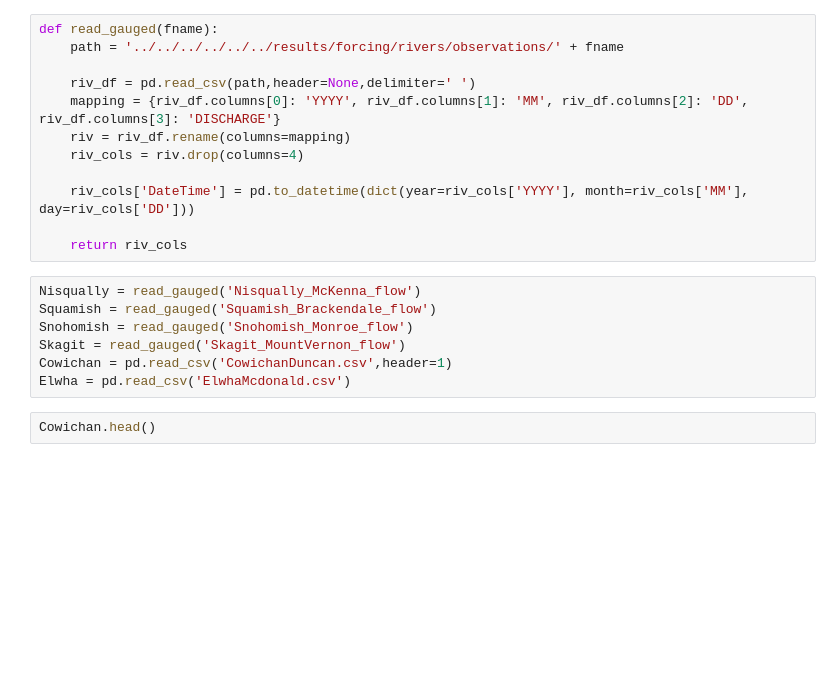
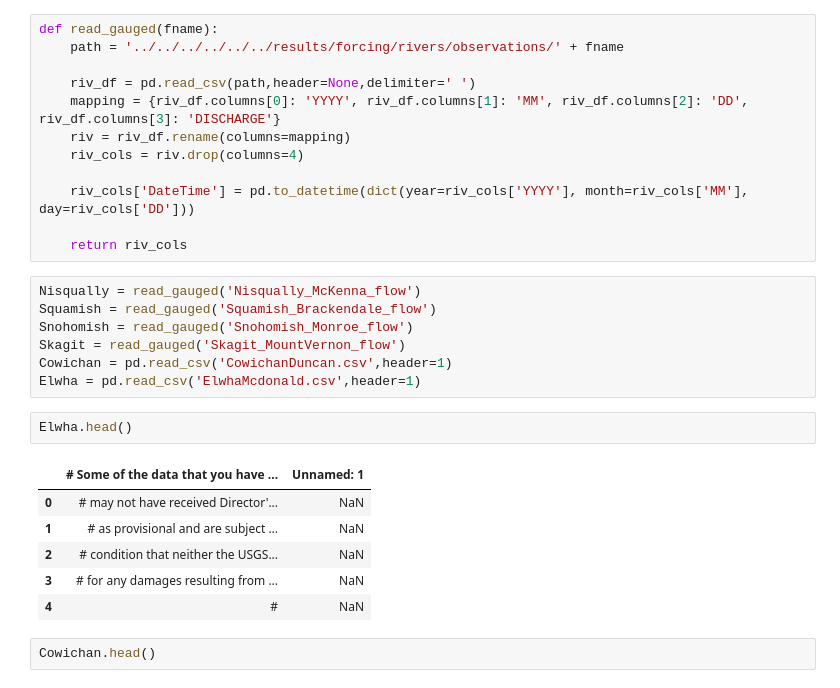
Before and after one commit to SalishSeaCast/analysis-cassidy, a Jupyter notebook: notebooks/compare_daily_river/compare_river_flows.ipynb, the cells around one changed output. Drawn from its saved outputs; the diff is of its cells as text; blank space fills up the shorter version.

```diff
--- a/notebooks/compare_daily_river/compare_river_flows.ipynb
+++ b/notebooks/compare_daily_river/compare_river_flows.ipynb
@@ -31,7 +31,16 @@ Squamish = read_gauged('Squamish_Brackendale_flow')
 Snohomish = read_gauged('Snohomish_Monroe_flow')
 Skagit = read_gauged('Skagit_MountVernon_flow')
 Cowichan = pd.read_csv('CowichanDuncan.csv',header=1)
-Elwha = pd.read_csv('ElwhaMcdonald.csv')
+Elwha = pd.read_csv('ElwhaMcdonald.csv',header=1)
+# %%
+Elwha.head()
+# %% [output]
+|  | # Some of the data that you have ... | Unnamed: 1 |
+| 0 | # may not have received Director'... | NaN |
+| 1 | # as provisional and are subject ... | NaN |
+| 2 | # condition that neither the USGS... | NaN |
+| 3 | # for any damages resulting from ... | NaN |
+| 4 | # | NaN |
 # %%
 Cowichan.head()
 # %% [output]
```
Also changed, not shown: parts of 5 cells of this notebook.
